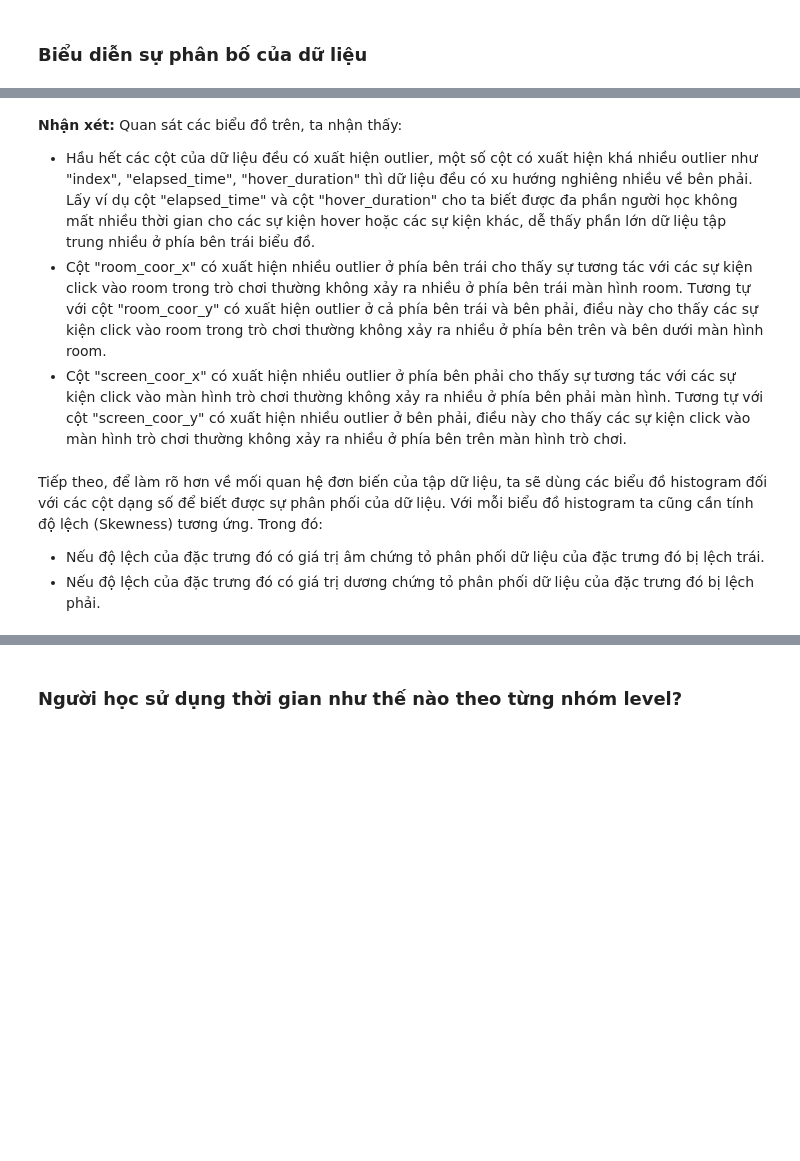
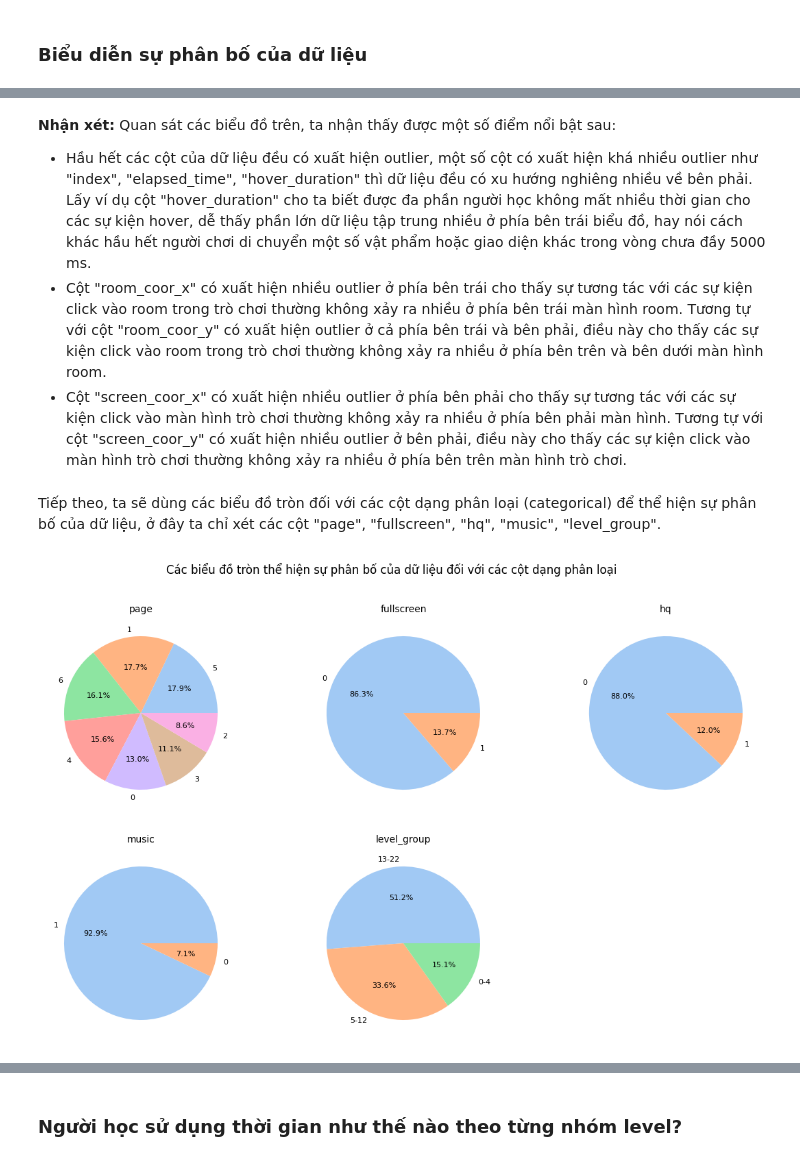
Before and after one commit to vt-khang/KHDLUD-FinalProject, a Jupyter notebook: 19120511_19120526_19120539.ipynb, the cells around one changed output, grey strips where cells are left out. Saved outputs shown, nothing was run; the diff lists cells and outputs as text; code cells hidden in the pictures; blank space fills up the shorter version.

```diff
--- a/19120511_19120526_19120539.ipynb
+++ b/19120511_19120526_19120539.ipynb
@@ -441,9 +449,5 @@ plt.show()
 # %% [markdown]
-**Nhận xét:** Quan sát các biểu đồ trên, ta nhận thấy:
-- Hầu hết các cột của dữ liệu đều có xuất hiện outlier, một số cột có xuất hiện khá nhiều outlier như "index", "elapsed_time", "hover_duration" thì dữ liệu đều có xu hướng nghiêng nhiều về bên phải. Lấy ví dụ cột "elapsed_time" và cột "hover_duration" cho ta biết được đa phần người học không mất nhiều thời gian cho các sự kiện hover hoặc các sự kiện khác, dễ thấy phần lớn dữ liệu tập trung nhiều ở phía bên trái biểu đồ.
+**Nhận xét:** Quan sát các biểu đồ trên, ta nhận thấy được một số điểm nổi bật sau:
+- Hầu hết các cột của dữ liệu đều có xuất hiện outlier, một số cột có xuất hiện khá nhiều outlier như "index", "elapsed_time", "hover_duration" thì dữ liệu đều có xu hướng nghiêng nhiều về bên phải. Lấy ví dụ cột "hover_duration" cho ta biết được đa phần người học không mất nhiều thời gian cho các sự kiện hover, dễ thấy phần lớn dữ liệu tập trung nhiều ở phía bên trái biểu đồ, hay nói cách khác hầu hết người chơi di chuyển một số vật phẩm hoặc giao diện khác trong vòng chưa đầy 5000 ms.
 - Cột "room_coor_x" có xuất hiện nhiều outlier ở phía bên trái cho thấy sự tương tác với các sự kiện click vào room trong trò chơi thường không xảy ra nhiều ở phía bên trái màn hình room. Tương tự với cột "room_coor_y" có xuất hiện outlier ở cả phía bên trái và bên phải, điều này cho thấy các sự kiện click vào room trong trò chơi thường không xảy ra nhiều ở phía bên trên và bên dưới màn hình room.
 - Cột "screen_coor_x" có xuất hiện nhiều outlier ở phía bên phải cho thấy sự tương tác với các sự kiện click vào màn hình trò chơi thường không xảy ra nhiều ở phía bên phải màn hình. Tương tự với cột "screen_coor_y" có xuất hiện nhiều outlier ở bên phải, điều này cho thấy các sự kiện click vào màn hình trò chơi thường không xảy ra nhiều ở phía bên trên màn hình trò chơi.
-# %% [markdown]
-Tiếp theo, để làm rõ hơn về mối quan hệ đơn biến của tập dữ liệu, ta sẽ dùng các biểu đồ histogram đối với các cột dạng số để biết được sự phân phối của dữ liệu. Với mỗi biểu đồ histogram ta cũng cần tính độ lệch (Skewness) tương ứng. Trong đó:
-- Nếu độ lệch của đặc trưng đó có giá trị âm chứng tỏ phân phối dữ liệu của đặc trưng đó bị lệch trái.
-- Nếu độ lệch của đặc trưng đó có giá trị dương chứng tỏ phân phối dữ liệu của đặc trưng đó bị lệch phải.
@@ -464,0 +454,17 @@ Tiếp theo, để làm rõ hơn về mối quan hệ đơn biến của tập d
+# %% [markdown]
+Tiếp theo, ta sẽ dùng các biểu đồ tròn đối với các cột dạng phân loại (categorical) để thể hiện sự phân bố của dữ liệu, ở đây ta chỉ xét các cột "page", "fullscreen", "hq", "music", "level_group".
+# %%
+fig, axs = plt.subplots(2, 3, figsize = (14, 8))
+row, col = 0, 0
+for categorical_col in raw_train_df.select_dtypes(include = 'category').columns.drop(['event_name', 'name', 'level']):
+  axs[row, col].pie(raw_train_df[categorical_col].value_counts(), labels = raw_train_df[categorical_col].value_counts().index, colors = sns.color_palette('pastel'), autopct = '%1.1f%%', textprops = {'fontsize': 8})
+  axs[row, col].set_title(categorical_col, fontsize = 10)
+  col += 1
+  if col >= 3:
+    col = 0
+    row += 1
+fig.delaxes(axs[1, 2])
+plt.suptitle('Các biểu đồ tròn thể hiện sự phân bố của dữ liệu đối với các cột dạng phân loại')
+plt.show()
+# %% [output]
+[figure, added]
```
Also changed, not shown: parts of 31 cells of this notebook.
